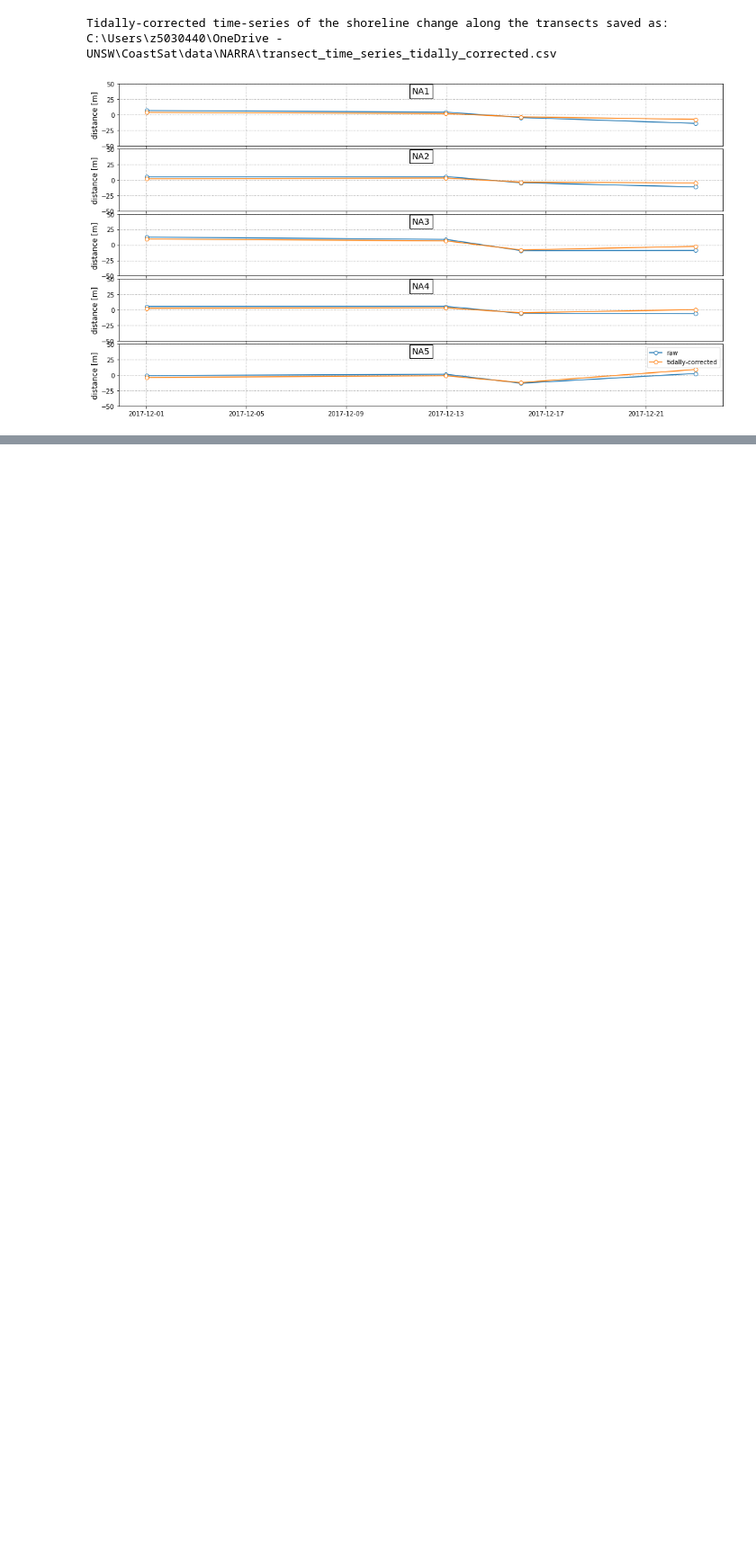
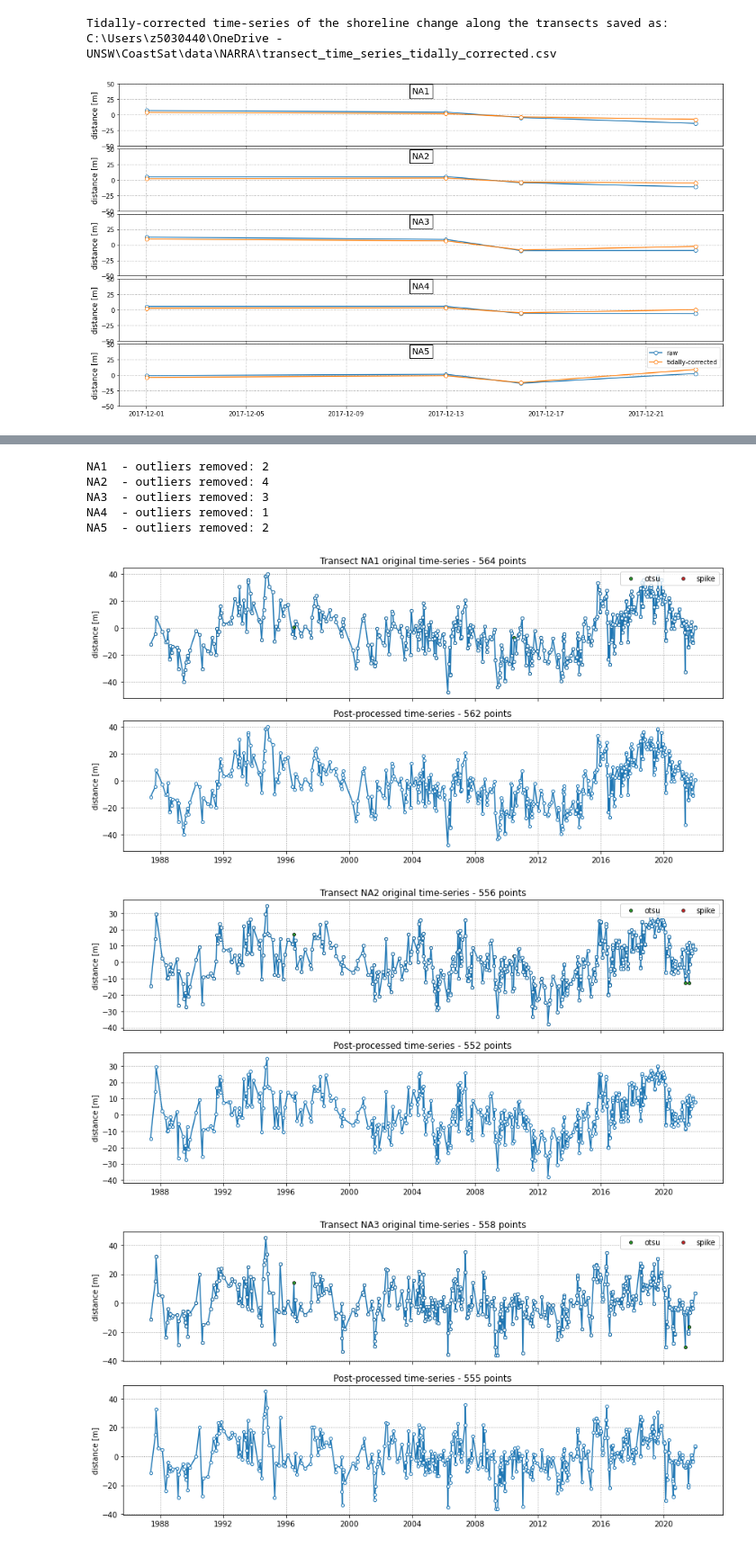
Before and after one commit to kvos/CoastSat, a Jupyter notebook: example_jupyter.ipynb, the cells around one changed output, grey strips where cells are left out. Shown at 90% size. Saved outputs shown, nothing was run; the diff lists cells and outputs as text; code cells hidden in the pictures; blank space fills up the shorter version.

```diff
--- a/example_jupyter.ipynb
+++ b/example_jupyter.ipynb
@@ -338,0 +434,16 @@ C:\Users\z5030440\OneDrive - UNSW\CoastSat\data\NARRA\transect_time_series_tidal
+# %%
+# remove outliers in the time-series (coastal despiking)
+settings_outliers = {'max_cross_change':   40,             # maximum cross-shore change observable between consecutive timesteps
+                     'otsu_threshold':     [-.5,0],        # min and max intensity threshold use for contouring the shoreline
+                     'plot_fig':           True,           # whether to plot the intermediate steps
+                    }
+cross_distance = SDS_transects.reject_outliers(cross_distance,output,settings_outliers)
+# %% [output]
+NA1  - outliers removed: 2
+NA2  - outliers removed: 4
+NA3  - outliers removed: 3
+NA4  - outliers removed: 1
+NA5  - outliers removed: 2
+[figure, added]
+[figure, added]
+[figure, added]
```
Also changed, not shown: parts of 26 cells of this notebook, 3 other files.
